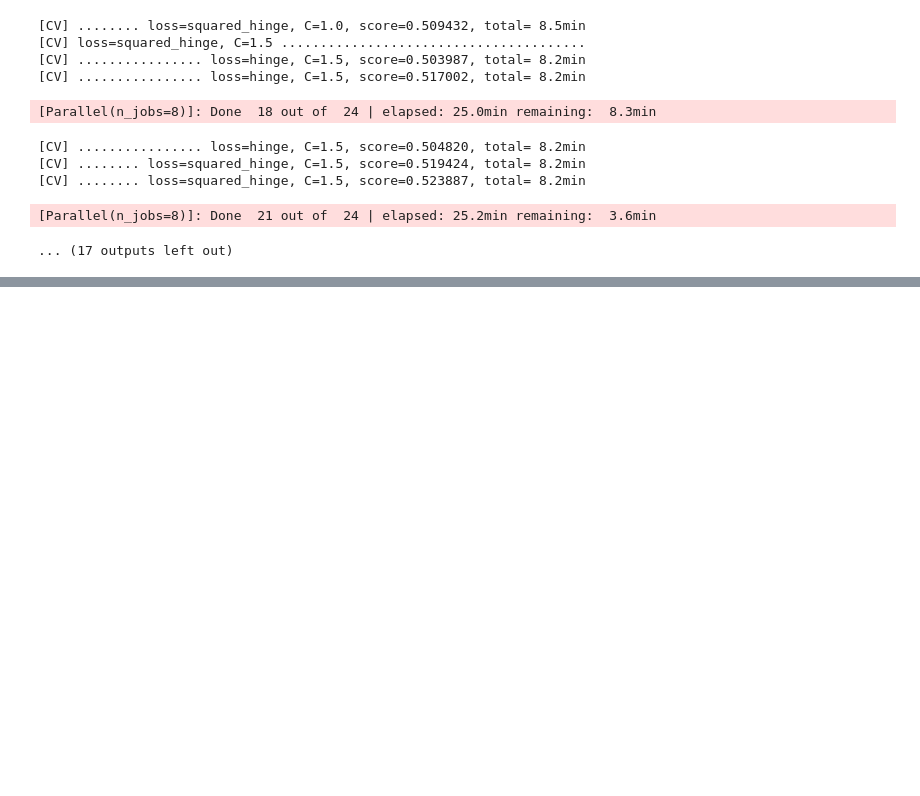
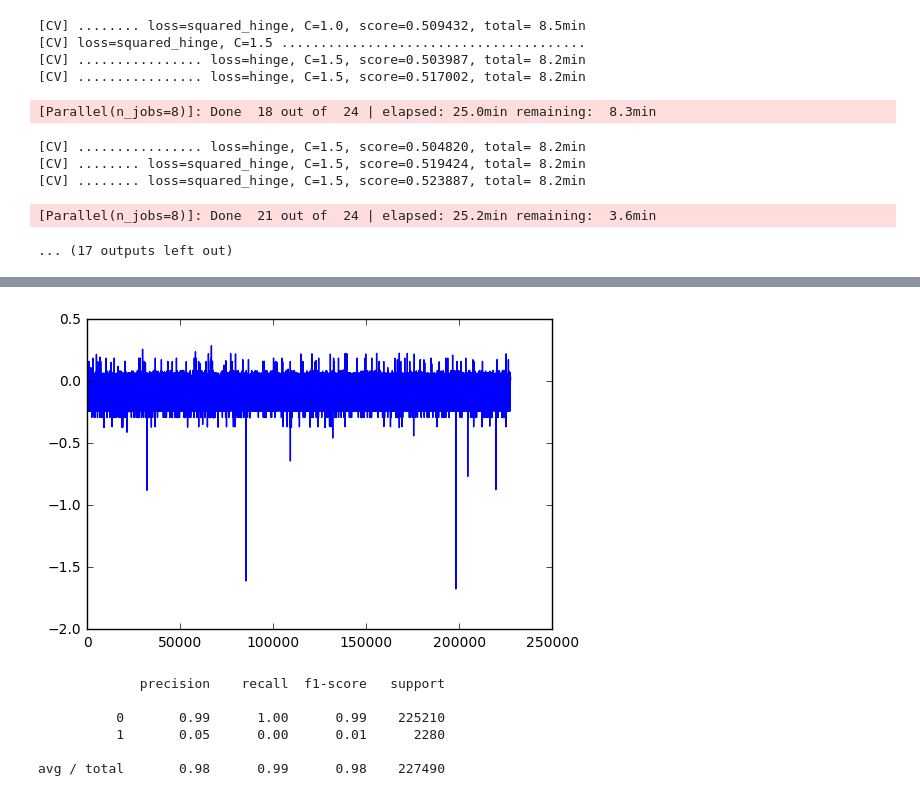
Before and after one commit to adarshakb/mlnd-capstone-project, a Jupyter notebook: Data-explorer.ipynb, the cells around one changed output, grey strips where cells are left out. Drawn from its saved outputs; the diff is of its cells as text; code cells hidden in the pictures; blank space fills up the shorter version.

Commit message:
v1 of keras model done

```diff
--- a/Data-explorer.ipynb
+++ b/Data-explorer.ipynb
@@ -514,10 +514,11 @@ columns_to_regularize = ['national_inv', 'lead_time', 'in_transit_qty', 'forecas
 #                'stop_auto_buy', 'rev_stop', 'went_on_backorder']
 
 X_regularized = X.copy()
-y_regularized = y.copy()
+y_copy = y.copy()
 X2_regularized = X2.copy()
-y2_regularized = y2.copy()
+y2_copy = y2.copy()
 
+rows_to_drop = []
 for column_to_regularize in columns_to_regularize:
     max_tmp = X[column_to_regularize].max()
     min_tmp = X[column_to_regularize].min()
@@ -525,12 +526,29 @@ for column_to_regularize in columns_to_regularize:
 #     print(column_to_regularize,'\n\t',max_tmp,min_tmp,diff_to_regularize[column_to_regularize])
     X_regularized[column_to_regularize] = X[column_to_regularize]/diff_tmp
     X2_regularized[column_to_regularize] = X2[column_to_regularize]/diff_tmp
+
+from random import randint
+for i, row in X_regularized.iterrows():
+    if y_copy[i] == 0 and randint(0,10000) < 8000:
+        rows_to_drop.append(i)
+
+X_regularized.drop(rows_to_drop,inplace=True)
+y_copy.drop(rows_to_drop,inplace=True)
 # %%
 from keras.models import Sequential
+from keras.layers import Dense, Activation
+import keras
+print(keras.__version__)
 
 model = Sequential()
 model.add(Dense(21, input_dim=21))
 model.add(Activation('relu'))
-model.add(Dense(10))
-    Activation('softmax')
+model.add(Dense(14))
+model.add(Activation('relu'))
+model.add(Dense(7))
+Activation('softmax')
 model.add(Dense(1))
+model.compile(optimizer='rmsprop',
+              loss='binary_crossentropy',
+              metrics=['accuracy'])
+print(model.summary())
@@ -536,0 +573,3 @@ model.add(Dense(1))
+# %%
+# Train the model, iterating on the data in batches of 32 samples
+history_object = model.fit(np.array(X_regularized), np.array(y_copy), nb_epoch=4, batch_size=6400)
@@ -536,0 +585,23 @@ model.add(Dense(1))
+# %%
+classes = model.predict(np.array(X2_regularized), batch_size=128)
+# %%
+import matplotlib.pyplot as plt
+plt.plot(classes)
+plt.show()
+# %% [output]
+[figure, added]
+# %%
+classes_pred = np.copy(classes)
+for i in range(len(classes_pred)):
+    if (classes[i]) > 0.1 or classes[i] < -0.35:
+        classes_pred[i] = 1
+    else:
+        classes_pred[i] = 0
+print(classification_report(np.array(y2_copy), classes_pred))
+# %% [output]
+             precision    recall  f1-score   support
+
+          0       0.99      1.00      0.99    225210
+          1       0.05      0.00      0.01      2280
+
+avg / total       0.98      0.99      0.98    227490
```
Also changed, not shown: parts of 2 cells of this notebook.
